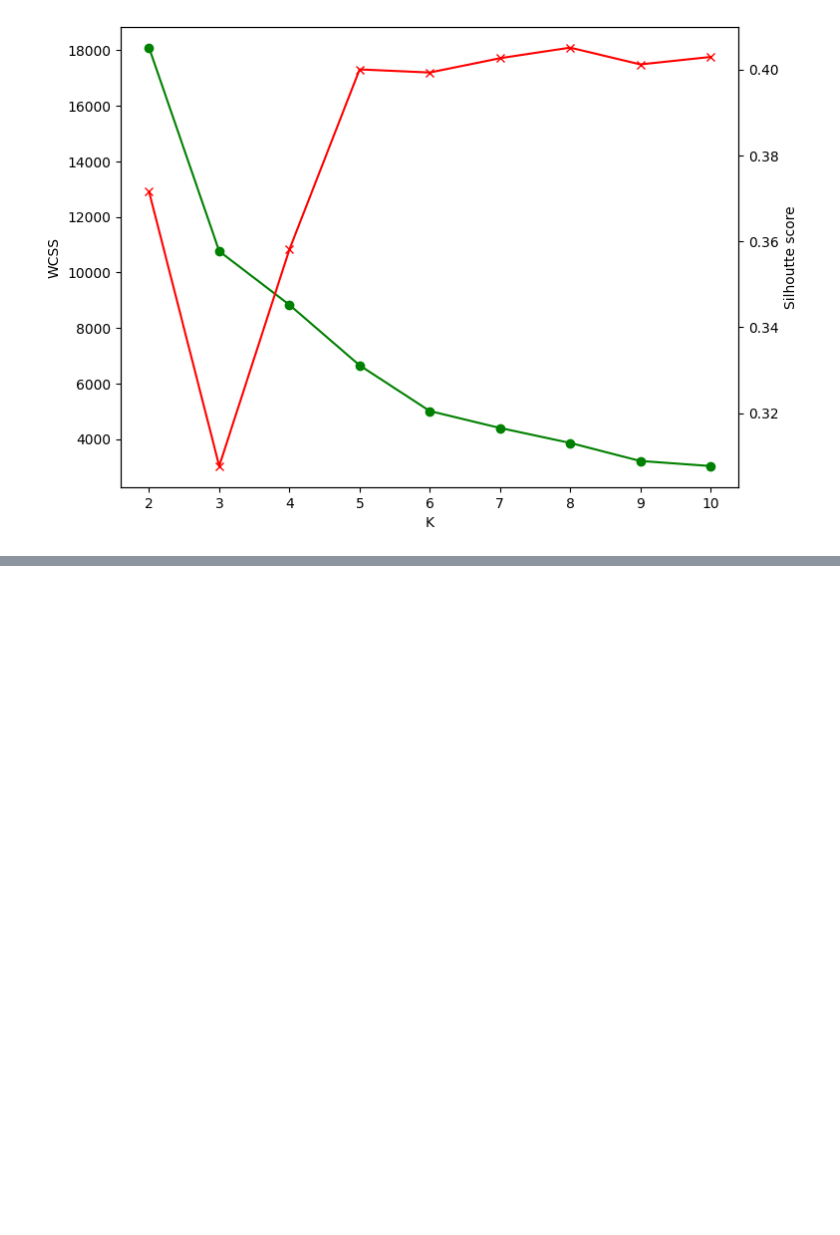
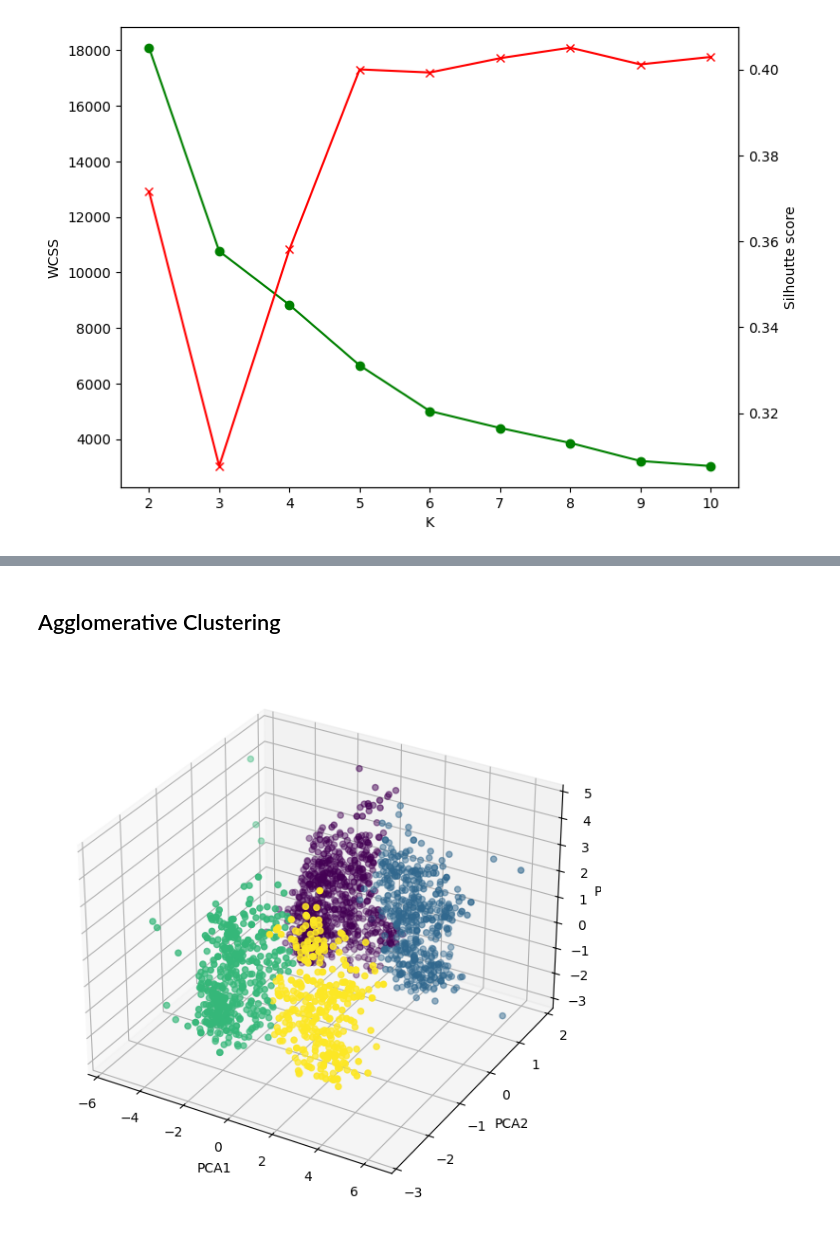
Before and after one commit to akshay041193/Customer-Segmentation-System, a Jupyter notebook: customer_segmentation.ipynb, the cells around one changed output, grey strips where cells are left out. Cells and saved outputs as stored; diff of their text form; code cells hidden in the pictures; blank space fills up the shorter version.

```diff
--- a/customer_segmentation.ipynb
+++ b/customer_segmentation.ipynb
@@ -335,0 +361,23 @@ Text(0, 0.5, 'Silhoutte score')
+# %% [markdown]
+## Agglomerative Clustering
+# %%
+from sklearn.cluster import AgglomerativeClustering
+
+agglo=AgglomerativeClustering(n_clusters=4,linkage="ward")
+
+agglo_labels=agglo.fit_predict(X_pca)
+
+
+fig=plt.figure(figsize=(8,6))
+
+ax= fig.add_subplot(111,projection="3d")
+
+ax.scatter(X_pca[:,0],X_pca[:,1],X_pca[:,2],c=agglo_labels)
+
+ax.set_xlabel("PCA1")
+ax.set_ylabel("PCA2")
+ax.set_zlabel("PCA3")
+
+plt.tight_layout()
+# %% [output]
+[figure, added]
```
Also changed, not shown: parts of 10 cells of this notebook.
